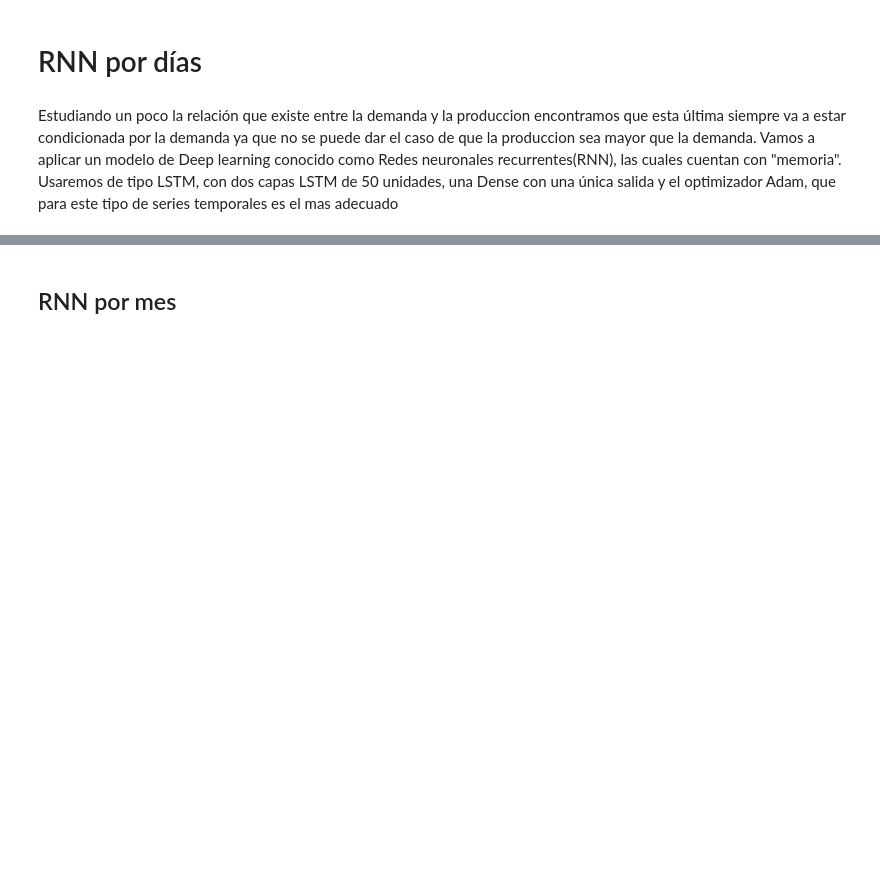
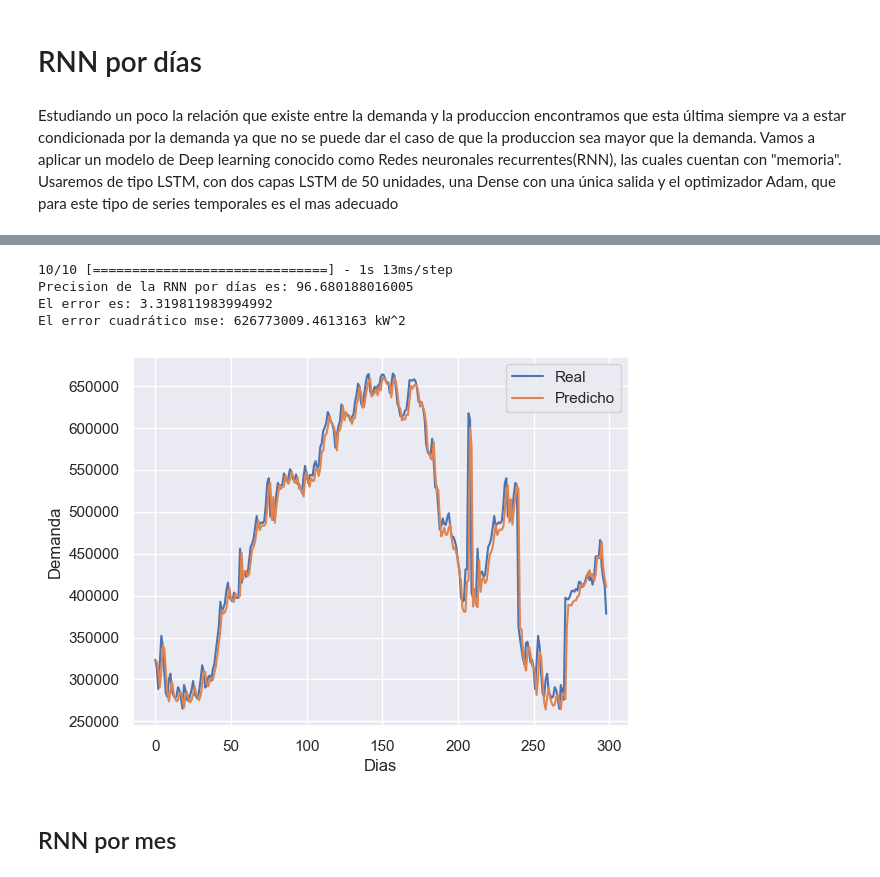
Before and after one commit to Josdelser/Prosumer-TFM, a Jupyter notebook: MLE-Prosumer.ipynb, the cells around one changed output, grey strips where cells are left out. Drawn from its saved outputs; the diff is of its cells as text; code cells hidden in the pictures; blank space fills up the shorter version.

```diff
--- a/MLE-Prosumer.ipynb
+++ b/MLE-Prosumer.ipynb
@@ -724,17 +507,19 @@ plt.show()
 # RNN por días
 # %% [markdown]
 Estudiando un poco la relación que existe entre la demanda y la produccion encontramos que esta última siempre va a estar condicionada por la demanda ya que no se puede dar el caso de que la produccion sea mayor que la demanda. Vamos a aplicar un modelo de Deep learning conocido como Redes neuronales recurrentes(RNN), las cuales cuentan con "memoria". Usaremos de tipo LSTM, con dos capas LSTM de 50 unidades, una Dense con una única salida y el optimizador Adam, que para este tipo de series temporales es el mas adecuado
+# %%
+dataRNNdias = data.copy()
 # %%
 scaler = MinMaxScaler(feature_range=(0, 1))
-data['Demanda'] = scaler.fit_transform(data[['Demanda']])
-data['Produccion'] = scaler.fit_transform(data[['Produccion']])
+dataRNNdias['Demanda'] = scaler.fit_transform(dataRNNdias[['Demanda']])
+dataRNNdias['Produccion'] = scaler.fit_transform(dataRNNdias[['Produccion']])
 timesteps = 30
 # %%
 x = []
 y = []
-for i in range(timesteps, len(data)):
-    x.append(data[i-timesteps:i][['Demanda', 'Produccion']].values)
-    y.append(data['Produccion'][i])
+for i in range(timesteps, len(dataRNNdias)):
+    x.append(dataRNNdias[i-timesteps:i][['Demanda', 'Produccion']].values)
+    y.append(dataRNNdias['Produccion'][i])
 # %%
 x = np.array(x)
 y = np.array(y)
@@ -805,3 +562,47 @@ plt.show()
+# %%
+dataRNNdiasDemanda = data.copy()
+scaler = MinMaxScaler(feature_range=(0, 1))
+dataRNNdiasDemanda['Demanda'] = scaler.fit_transform(dataRNNdiasDemanda[['Demanda']])
+timesteps = 30
+x = []
+y = []
+for i in range(timesteps, len(dataRNNdiasDemanda)):
+    x.append(dataRNNdiasDemanda[i-timesteps:i]['Demanda'].values)
+    y.append(dataRNNdiasDemanda['Demanda'][i])
+x = np.array(x)
+y = np.array(y)
+train_size = int(len(dataRNNdiasDemanda) * 0.7)
+x_train = x[:train_size, :]
+y_train = y[:train_size]
+x_test = x[train_size:, :]
+y_test = y[train_size:]
+modelo = Sequential()
+modelo.add(LSTM(50, return_sequences=True, input_shape=(x_train.shape[1], 1)))
+modelo.add(LSTM(50))
+modelo.add(Dense(1))
+modelo.compile(loss='mean_squared_error', optimizer='adam')
+modelo.fit(x_train, y_train, epochs=100, batch_size=32, verbose=0)
+y_pred = modelo.predict(x_test)
+y_pred = scaler.inverse_transform(y_pred.reshape(-1, 1))
+y_test = scaler.inverse_transform(y_test.reshape(-1, 1))
+errorRNN = np.mean(np.abs((y_test - y_pred) / y_test)) * 100
+accuracyRNN = 100 - errorRNN
+mseRNN = np.mean((y_pred - y_test)**2)
+print(f"Precision de la RNN por días es: {accuracyRNN}" )
+print(f"El error es: {errorRNN}")
+print(f"El error cuadrático mse: {mseRNN} kW^2")
+plt.plot(y_test, label='Real')
+plt.plot(y_pred, label='Predicho')
+plt.xlabel('Dias')
+plt.ylabel('Demanda')
+plt.legend()
+plt.show()
+# %% [output]
+10/10 [==============================] - 1s 13ms/step
+Precision de la RNN por días es: 96.680188016005
+El error es: 3.319811983994992
+El error cuadrático mse: 626773009.4613163 kW^2
+[figure, added]
 # %% [markdown]
 ## RNN por mes
 # %% [markdown]
```
Also changed, not shown: parts of 78 cells of this notebook.
